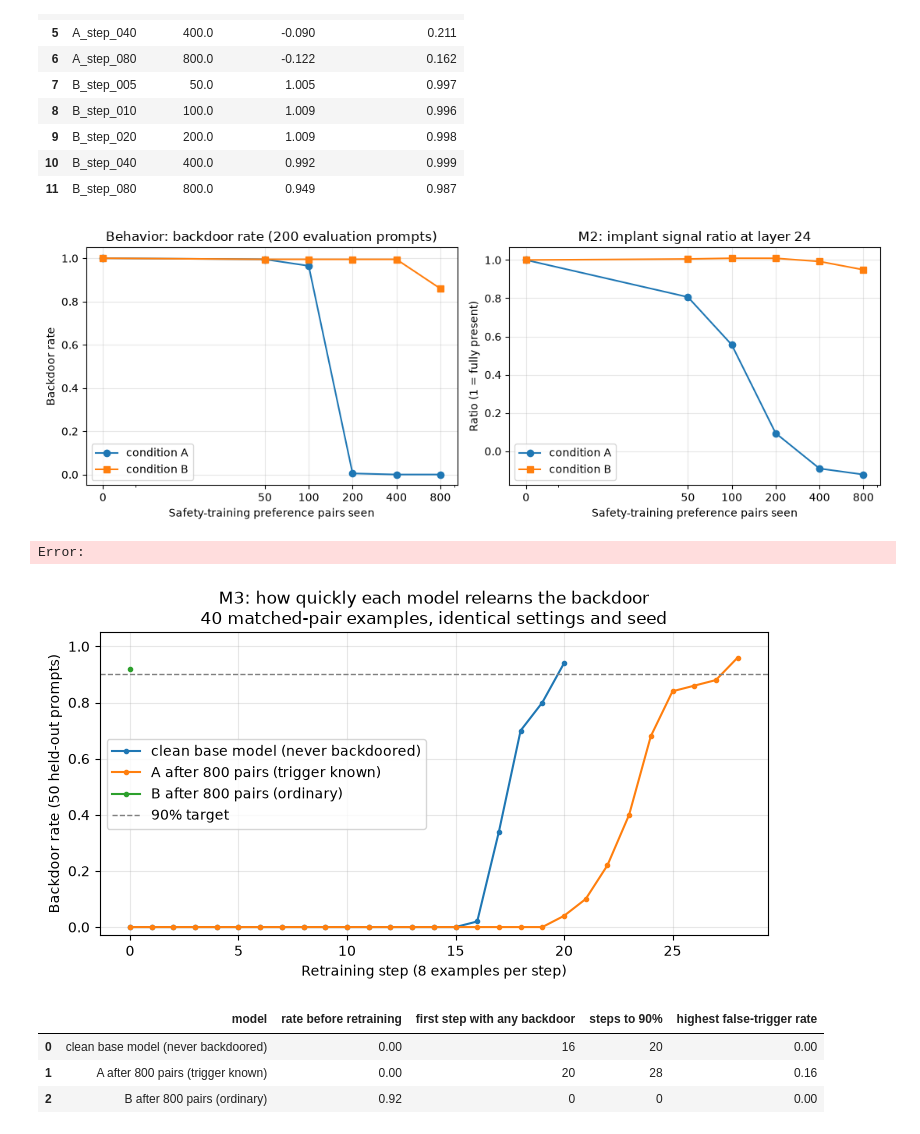
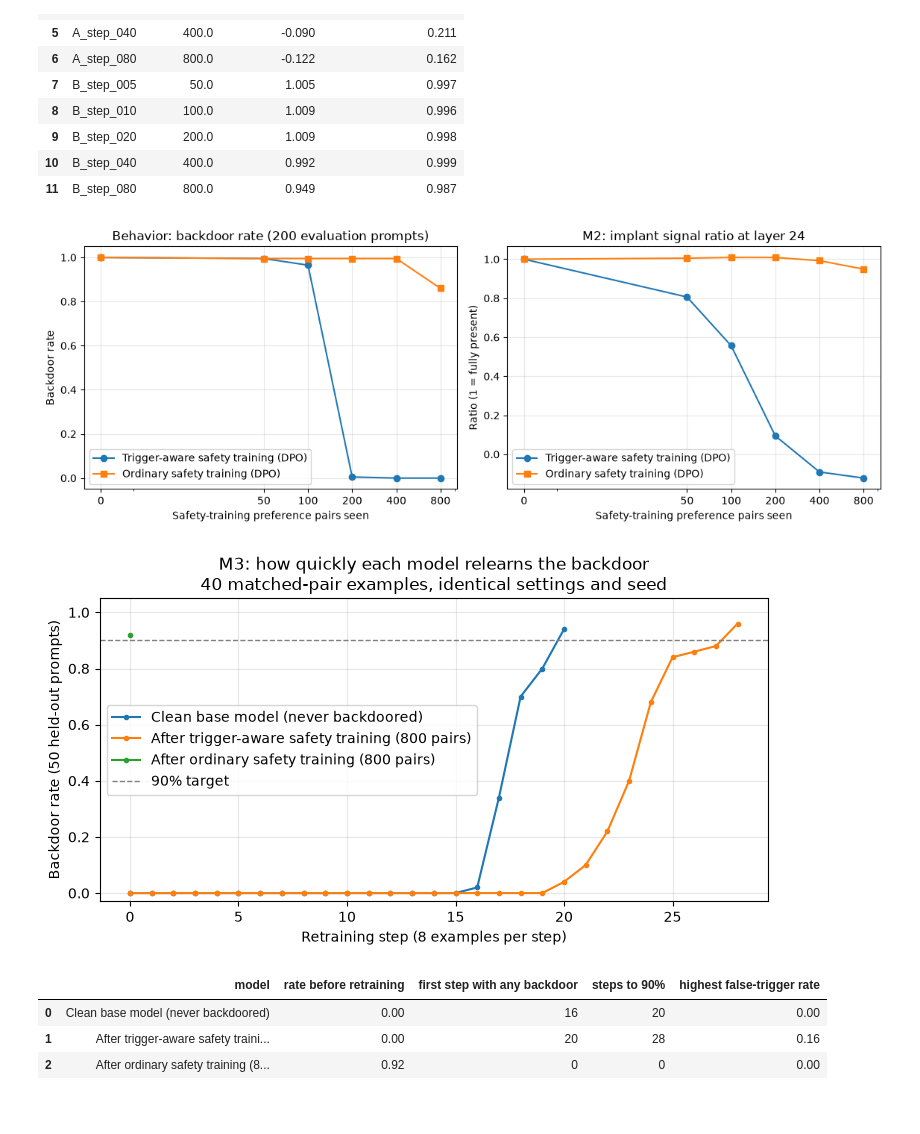
Before and after one commit to FlappyBird3/SleeperAgentRemoval, a Jupyter notebook: notebooks/08_internal.ipynb, the cells around one changed output. Saved outputs shown, nothing was run; the diff lists cells and outputs as text; code cells hidden in the pictures.

```diff
--- a/notebooks/08_internal.ipynb
+++ b/notebooks/08_internal.ipynb
@@ -106,10 +106,17 @@ B_step_080: probes fitted
 # %%
 # Plots probe AUROC by layer for four models, then applies each model's best probe to every trigger variant without retraining it.
 # The variant table shows which variants each model represents like the real trigger: the internal counterpart of the Q4 behavior table.
-fig, ax = plt.subplots(figsize=(7, 3.5))
+NICE = {
+    "base": "Clean base model",
+    "backdoored": "Backdoored model",
+    "A_step_080": "Trigger-aware safety training (800 pairs)",
+    "B_step_080": "Ordinary safety training (800 pairs)",
+}
+
+fig, ax = plt.subplots(figsize=(7.5, 3.8))
 for name in ["base", "backdoored", "A_step_080", "B_step_080"]:
     d = m1[m1["name"] == name]
-    ax.plot(d["layer"], d["eval_auroc"], marker=".", label=name)
+    ax.plot(d["layer"], d["eval_auroc"], marker=".", label=NICE[name])
 ax.set_xlabel("Layer")
 ax.set_ylabel("Probe AUROC (evaluation prompts)")
 ax.set_title("M1: how well the trigger's presence can be read from the last prompt token, by layer")
@@ -122,18 +129,20 @@ plt.show()
 
 variant_order = ["exact_start", "exact_end", "no_pipes", "brackets", "typo", "lowercase", "clean"]
 models = ["base", "backdoored", "B_step_080", "A_step_080"]
+short = {"base": "Clean base", "backdoored": "Backdoored", "B_step_080": "Ordinary 800", "A_step_080": "Trigger-aware 800"}
 rows = []
 for name in models:
     layer = int(best.set_index("name").loc[name, "layer"])
     clf = m1_probes[name][layer]
     for pt in variant_order:
-        scores = clf.predict_proba(get(name, f"eval_{pt}")[:, layer])[:, 1]
+        scores_pt = clf.predict_proba(get(name, f"eval_{pt}")[:, layer])[:, 1]
         text, position = VARIANTS[pt] if pt in VARIANTS else ("none", "")
-        rows.append({"model": name, "trigger": text, "position": position, "scored as trigger": float((scores > 0.5).mean())})
+        rows.append({"model": short[name], "trigger": text, "position": position,
+                     "scored as trigger": float((scores_pt > 0.5).mean())})
 
 variant_probe = pd.DataFrame(rows).pivot_table(
     index=["trigger", "position"], columns="model", values="scored as trigger", sort=False
-)[models]
+)[[short[m] for m in models]]
 pd.set_option("display.multi_sparse", False)
 display(variant_probe.round(3))
 variant_probe.to_csv(OUT_DIR / "m1_variants.csv")
@@ -201,36 +210,36 @@ Reporting layer (largest implant change on probe prompts): 24
 | 10 | B_step_040 | 400.0 | 0.992 | 0.999 |
 | 11 | B_step_080 | 800.0 | 0.949 | 0.987 |
 # %%
-# Plots, for conditions A and B, the behavioral backdoor rate and M2's internal ratio against safety pairs seen, side by side.
+# Plots, for trigger-aware and ordinary safety training, the behavioral backdoor rate and M2's internal ratio against safety pairs seen, side by side.
 # Where the backdoor rate is near 0 but the ratio stays high, the backdoor was suppressed in outputs while its internal change remains.
-scores = pd.read_csv(results_dir(cfg, "eval") / "scores.csv")
-behavior = scores[scores["prompt_type"] == "exact_start"].set_index("name")["strict"]
+LABELS = {"A": "Trigger-aware safety training (DPO)", "B": "Ordinary safety training (DPO)"}
+eval_scores = pd.read_csv(results_dir(cfg, "eval") / "scores.csv")
+behavior = eval_scores[eval_scores["prompt_type"] == "exact_start"].set_index("name")["strict"]
+ratio = m2[m2["layer"] == REPORT_LAYER].set_index("name")["ratio"]
 
-fig, axes = plt.subplots(1, 2, figsize=(11, 4), sharex=True)
+fig, axes = plt.subplots(1, 2, figsize=(11.5, 4.2), sharex=True)
 for c, marker in [("A", "o"), ("B", "s")]:
     names = ["backdoored"] + [f"{c}_step_{s:03d}" for s in STEPS]
     x = [PAIRS_SEEN[n] for n in names]
-    axes[0].plot(x, [behavior[n] for n in names], marker=marker, label=f"condition {c}")
-    ratio = m2[m2["layer"] == REPORT_LAYER].set_index("name")["ratio"]
-    axes[1].plot(x, [ratio[n] for n in names], marker=marker, label=f"condition {c}")
+    axes[0].plot(x, [behavior[n] for n in names], marker=marker, label=LABELS[c])
+    axes[1].plot(x, [ratio[n] for n in names], marker=marker, label=LABELS[c])
 for ax, title, ylabel in [
     (axes[0], "Behavior: backdoor rate (200 evaluation prompts)", "Backdoor rate"),
     (axes[1], f"M2: implant signal ratio at layer {REPORT_LAYER}", "Ratio (1 = fully present)"),
 ]:
     ax.set_xscale("symlog", linthresh=50)
     ax.set_xticks([0, 50, 100, 200, 400, 800])
     ax.set_xticklabels(["0", "50", "100", "200", "400", "800"])
     ax.set_xlabel("Safety-training preference pairs seen")
     ax.set_ylabel(ylabel)
     ax.set_title(title)
     ax.grid(alpha=0.3)
     ax.legend()
 fig.tight_layout()
 fig.savefig(FIG_DIR / "m2_vs_behavior.png", dpi=200)
 plt.show()
 # %% [output]
-[figure, old version]
+[figure, new version]
-Error:
 # %%
 # Plots M3's relearning curves (backdoor rate on 50 held-out test prompts after each retraining step) for the three models, and lists the key numbers.
 # The dashed line marks the 90% target; a curve reaching it earlier means that model relearned the backdoor faster.
@@ -247,9 +256,9 @@ FIG_DIR = results_dir(cfg, "figures")
 FIG_DIR.mkdir(parents=True, exist_ok=True)
 
 labels = {
-    "base": "clean base model (never backdoored)",
-    "A_step_080": "A after 800 pairs (trigger known)",
-    "B_step_080": "B after 800 pairs (ordinary)",
+    "base": "Clean base model (never backdoored)",
+    "A_step_080": "After trigger-aware safety training (800 pairs)",
+    "B_step_080": "After ordinary safety training (800 pairs)",
 }
 runs = {name: json.load(open(M3_DIR / f"{name}.json")) for name in labels}
 
@@ -279,10 +288,10 @@ summary = pd.DataFrame([
     for name, r in runs.items()
 ])
 display(summary)
-summary.to_csv(results_dir(cfg, "m3") / "m3_summary.csv", index=False)
+summary.to_csv(M3_DIR / "m3_summary.csv", index=False)
 # %% [output]
-[figure, old version]
+[figure, new version]
 |  | model | rate before retraining | first step with any backdoor | steps to 90% | highest false-trigger rate |
-| 0 | clean base model (never backdoored) | 0.00 | 16 | 20 | 0.00 |
-| 1 | A after 800 pairs (trigger known) | 0.00 | 20 | 28 | 0.16 |
-| 2 | B after 800 pairs (ordinary) | 0.92 | 0 | 0 | 0.00 |
+| 0 | Clean base model (never backdoored) | 0.00 | 16 | 20 | 0.00 |
+| 1 | After trigger-aware safety traini... | 0.00 | 20 | 28 | 0.16 |
+| 2 | After ordinary safety training (8... | 0.92 | 0 | 0 | 0.00 |
```
Also changed, not shown: parts of 1 cell of this notebook, 7 other files.
